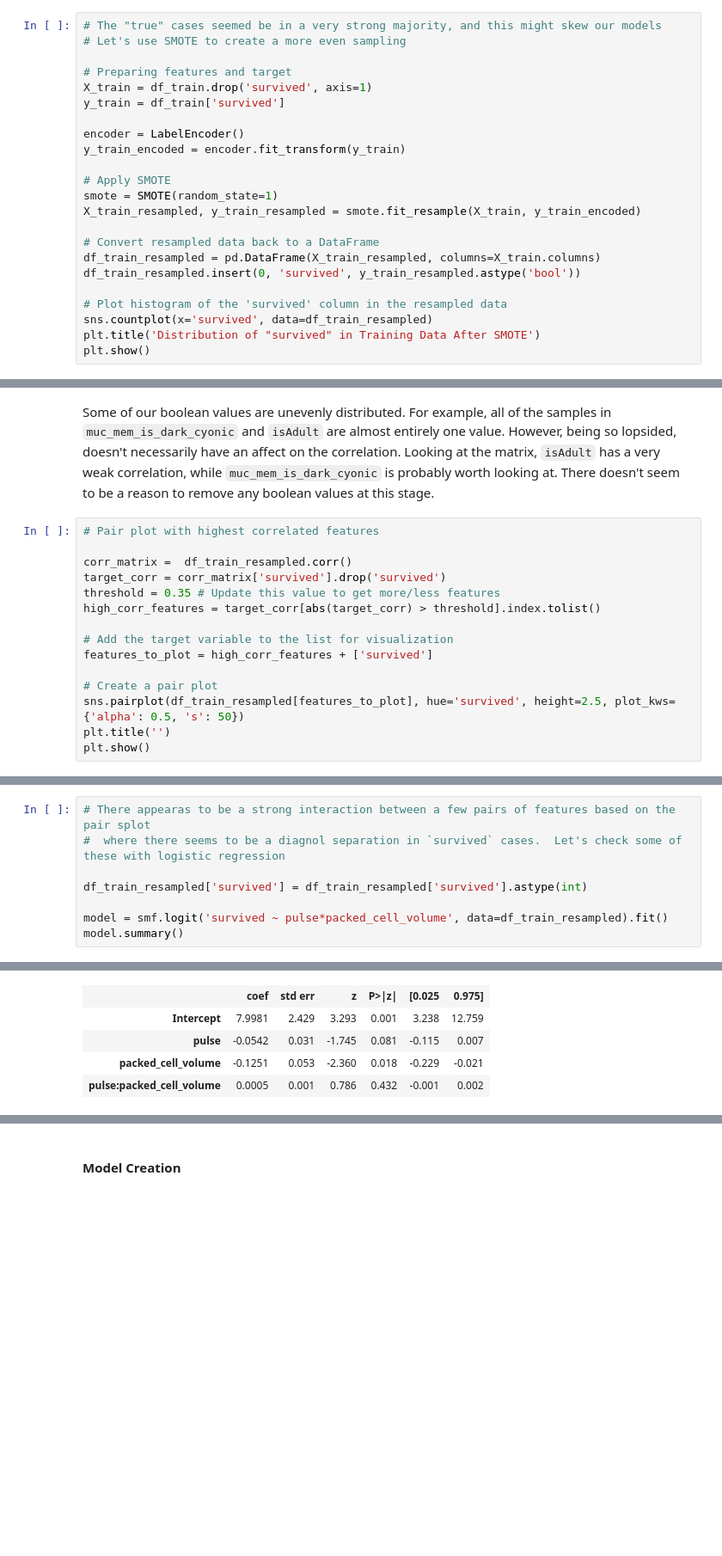
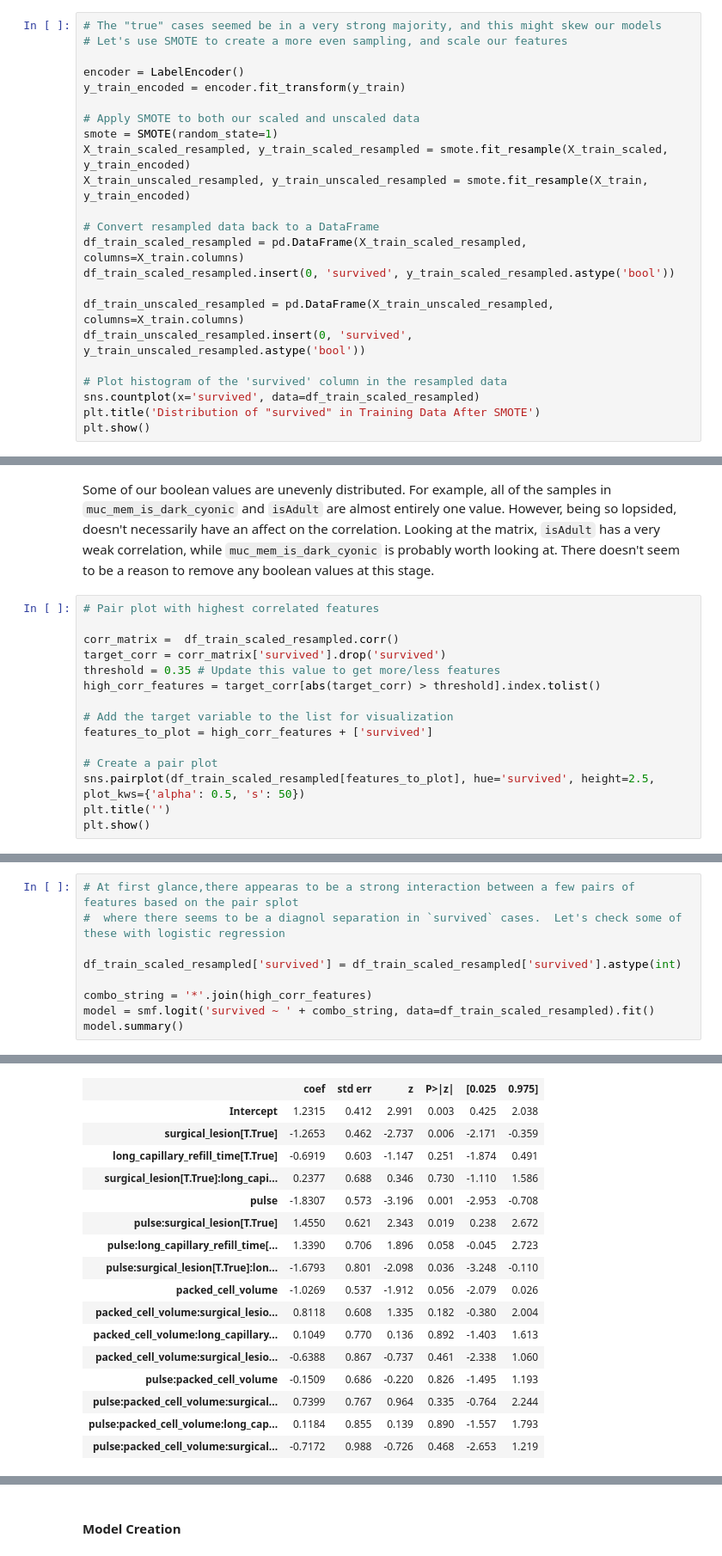
Before and after one commit to mrkmhny/horses, a Jupyter notebook: horses.ipynb, the cells around one changed output, grey strips where cells are left out. Shown at 86% size. Saved outputs shown, nothing was run; the diff lists cells and outputs as text; blank space fills up the shorter version.

```diff
--- a/horses.ipynb
+++ b/horses.ipynb
@@ -439,25 +501,25 @@ plt.show()
 [figure]
 # %%
 # The "true" cases seemed be in a very strong majority, and this might skew our models
-# Let's use SMOTE to create a more even sampling
-
-# Preparing features and target
-X_train = df_train.drop('survived', axis=1)
-y_train = df_train['survived']
+# Let's use SMOTE to create a more even sampling, and scale our features
 
 encoder = LabelEncoder()
 y_train_encoded = encoder.fit_transform(y_train)
 
-# Apply SMOTE
+# Apply SMOTE to both our scaled and unscaled data
 smote = SMOTE(random_state=1)
-X_train_resampled, y_train_resampled = smote.fit_resample(X_train, y_train_encoded)
+X_train_scaled_resampled, y_train_scaled_resampled = smote.fit_resample(X_train_scaled, y_train_encoded)
+X_train_unscaled_resampled, y_train_unscaled_resampled = smote.fit_resample(X_train, y_train_encoded)
 
 # Convert resampled data back to a DataFrame
-df_train_resampled = pd.DataFrame(X_train_resampled, columns=X_train.columns)
-df_train_resampled.insert(0, 'survived', y_train_resampled.astype('bool'))
+df_train_scaled_resampled = pd.DataFrame(X_train_scaled_resampled, columns=X_train.columns)
+df_train_scaled_resampled.insert(0, 'survived', y_train_scaled_resampled.astype('bool'))
+
+df_train_unscaled_resampled = pd.DataFrame(X_train_unscaled_resampled, columns=X_train.columns)
+df_train_unscaled_resampled.insert(0, 'survived', y_train_unscaled_resampled.astype('bool'))
 
 # Plot histogram of the 'survived' column in the resampled data
-sns.countplot(x='survived', data=df_train_resampled)
+sns.countplot(x='survived', data=df_train_scaled_resampled)
 plt.title('Distribution of "survived" in Training Data After SMOTE')
 plt.show()
 # %% [output]
@@ -544,7 +606,7 @@ Some of our boolean values are unevenly distributed.  For example, all of the sa
 # %%
 # Pair plot with highest correlated features
 
-corr_matrix =  df_train_resampled.corr()
+corr_matrix =  df_train_scaled_resampled.corr()
 target_corr = corr_matrix['survived'].drop('survived')
 threshold = 0.35 # Update this value to get more/less features
 high_corr_features = target_corr[abs(target_corr) > threshold].index.tolist()
@@ -553,7 +615,7 @@ high_corr_features = target_corr[abs(target_corr) > threshold].index.tolist()
 features_to_plot = high_corr_features + ['survived']
 
 # Create a pair plot
-sns.pairplot(df_train_resampled[features_to_plot], hue='survived', height=2.5, plot_kws={'alpha': 0.5, 's': 50})
+sns.pairplot(df_train_scaled_resampled[features_to_plot], hue='survived', height=2.5, plot_kws={'alpha': 0.5, 's': 50})
 plt.title('')
 plt.show()
 # %% [output]
@@ -563,10 +625,11 @@ plt.show()
 # %%
-# There appearas to be a strong interaction between a few pairs of features based on the pair splot
+# At first glance,there appearas to be a strong interaction between a few pairs of features based on the pair splot
 #  where there seems to be a diagnol separation in `survived` cases.  Let's check some of these with logistic regression
 
-df_train_resampled['survived'] = df_train_resampled['survived'].astype(int)
+df_train_scaled_resampled['survived'] = df_train_scaled_resampled['survived'].astype(int)
 
-model = smf.logit('survived ~ pulse*packed_cell_volume', data=df_train_resampled).fit()
+combo_string = '*'.join(high_corr_features)
+model = smf.logit('survived ~ ' + combo_string, data=df_train_scaled_resampled).fit()
 model.summary()
 # %% [output]
 Optimization terminated successfully.
@@ -583,5 +646,17 @@ Logit Regression Results
 |  | coef | std err | z | P>|z| | [0.025 | 0.975] |
-| Intercept | 7.9981 | 2.429 | 3.293 | 0.001 | 3.238 | 12.759 |
-| pulse | -0.0542 | 0.031 | -1.745 | 0.081 | -0.115 | 0.007 |
-| packed_cell_volume | -0.1251 | 0.053 | -2.360 | 0.018 | -0.229 | -0.021 |
-| pulse:packed_cell_volume | 0.0005 | 0.001 | 0.786 | 0.432 | -0.001 | 0.002 |
+| Intercept | 1.2315 | 0.412 | 2.991 | 0.003 | 0.425 | 2.038 |
+| surgical_lesion[T.True] | -1.2653 | 0.462 | -2.737 | 0.006 | -2.171 | -0.359 |
+| long_capillary_refill_time[T.True] | -0.6919 | 0.603 | -1.147 | 0.251 | -1.874 | 0.491 |
+| surgical_lesion[T.True]:long_capi... | 0.2377 | 0.688 | 0.346 | 0.730 | -1.110 | 1.586 |
+| pulse | -1.8307 | 0.573 | -3.196 | 0.001 | -2.953 | -0.708 |
+| pulse:surgical_lesion[T.True] | 1.4550 | 0.621 | 2.343 | 0.019 | 0.238 | 2.672 |
+| pulse:long_capillary_refill_time[... | 1.3390 | 0.706 | 1.896 | 0.058 | -0.045 | 2.723 |
+| pulse:surgical_lesion[T.True]:lon... | -1.6793 | 0.801 | -2.098 | 0.036 | -3.248 | -0.110 |
+| packed_cell_volume | -1.0269 | 0.537 | -1.912 | 0.056 | -2.079 | 0.026 |
+| packed_cell_volume:surgical_lesio... | 0.8118 | 0.608 | 1.335 | 0.182 | -0.380 | 2.004 |
+| packed_cell_volume:long_capillary... | 0.1049 | 0.770 | 0.136 | 0.892 | -1.403 | 1.613 |
+| packed_cell_volume:surgical_lesio... | -0.6388 | 0.867 | -0.737 | 0.461 | -2.338 | 1.060 |
+| pulse:packed_cell_volume | -0.1509 | 0.686 | -0.220 | 0.826 | -1.495 | 1.193 |
+| pulse:packed_cell_volume:surgical... | 0.7399 | 0.767 | 0.964 | 0.335 | -0.764 | 2.244 |
+| pulse:packed_cell_volume:long_cap... | 0.1184 | 0.855 | 0.139 | 0.890 | -1.557 | 1.793 |
+| pulse:packed_cell_volume:surgical... | -0.7172 | 0.988 | -0.726 | 0.468 | -2.653 | 1.219 |
```
Also changed, not shown: parts of 32 cells of this notebook.
